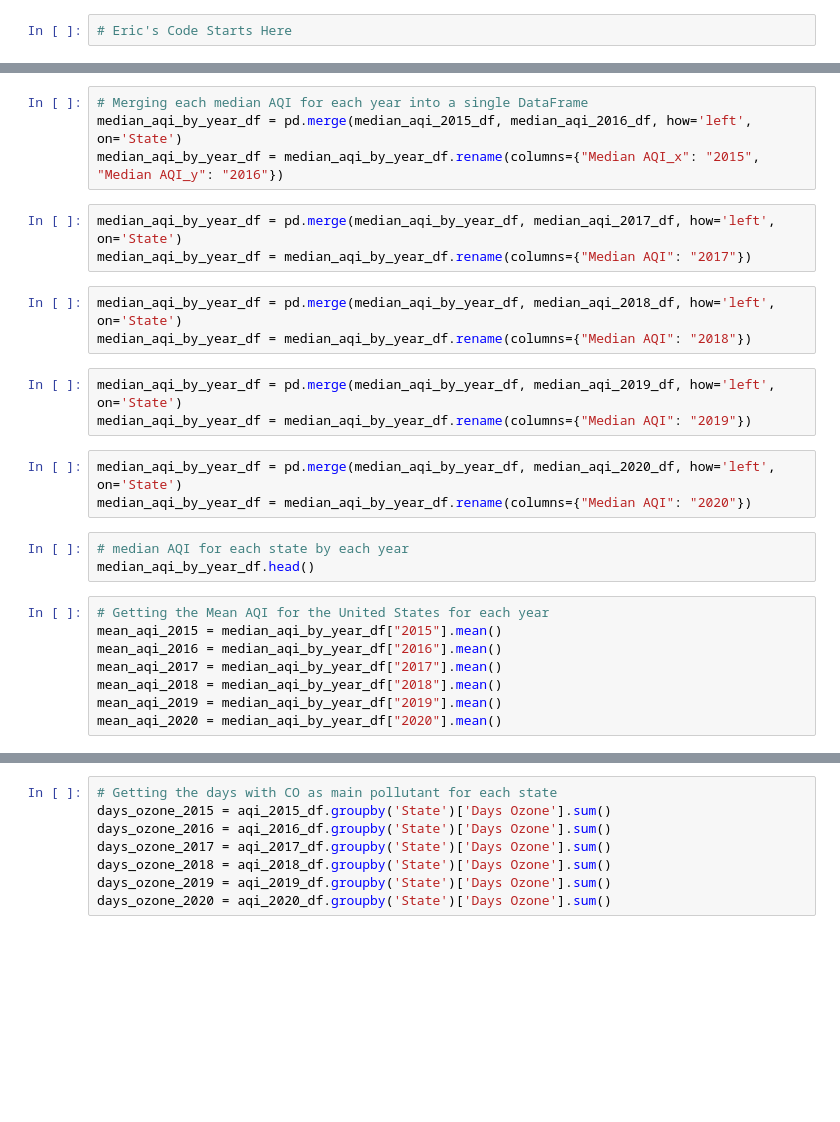
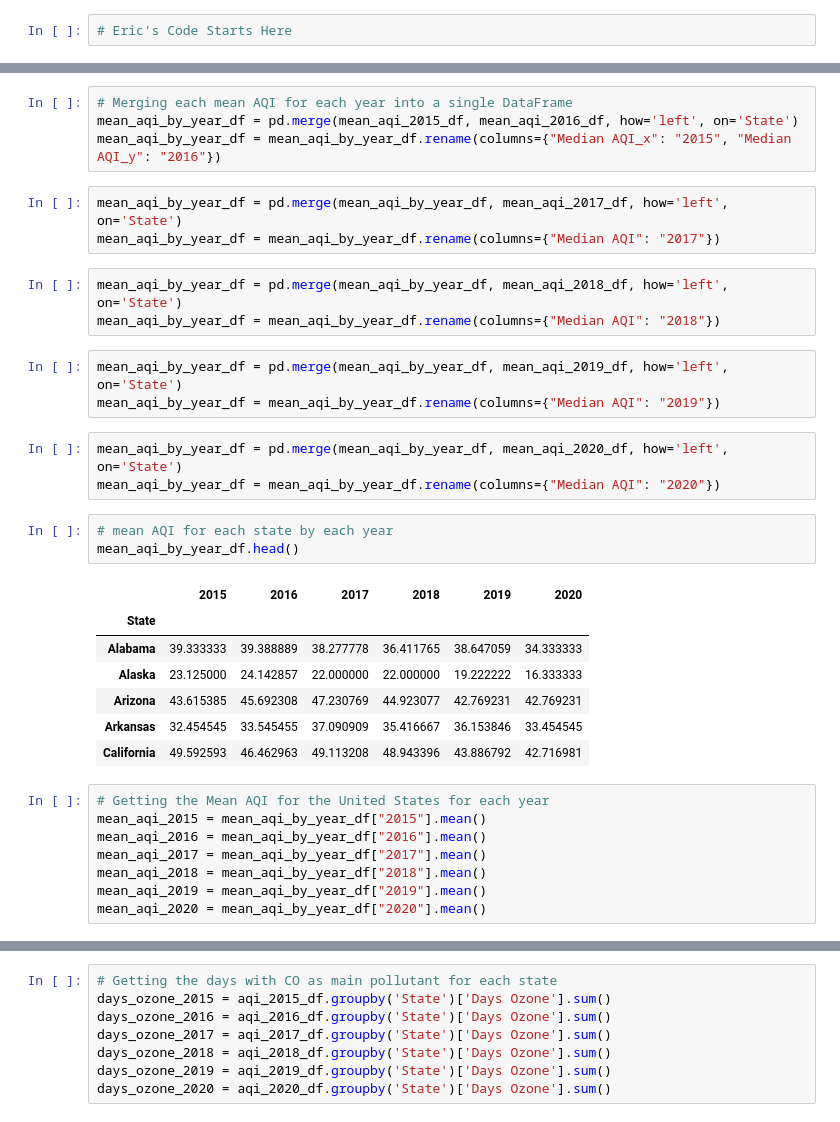
Before and after one commit to shaff183/project-1, a Jupyter notebook: main.ipynb, the cells around one changed output, grey strips where cells are left out. Saved outputs shown, nothing was run; the diff lists cells and outputs as text; blank space fills up the shorter version.

Commit message:
switching from the median to mean and adding some comments

```diff
--- a/main.ipynb
+++ b/main.ipynb
@@ -38,30 +44,38 @@ median_aqi_2020_df = pd.DataFrame(median_aqi_2020)
 # %%
-# Merging each median AQI for each year into a single DataFrame
-median_aqi_by_year_df = pd.merge(median_aqi_2015_df, median_aqi_2016_df, how='left', on='State')
-median_aqi_by_year_df = median_aqi_by_year_df.rename(columns={"Median AQI_x": "2015", "Median AQI_y": "2016"})
+# Merging each mean AQI for each year into a single DataFrame
+mean_aqi_by_year_df = pd.merge(mean_aqi_2015_df, mean_aqi_2016_df, how='left', on='State')
+mean_aqi_by_year_df = mean_aqi_by_year_df.rename(columns={"Median AQI_x": "2015", "Median AQI_y": "2016"})
 # %%
-median_aqi_by_year_df = pd.merge(median_aqi_by_year_df, median_aqi_2017_df, how='left', on='State')
-median_aqi_by_year_df = median_aqi_by_year_df.rename(columns={"Median AQI": "2017"})
+mean_aqi_by_year_df = pd.merge(mean_aqi_by_year_df, mean_aqi_2017_df, how='left', on='State')
+mean_aqi_by_year_df = mean_aqi_by_year_df.rename(columns={"Median AQI": "2017"})
 # %%
-median_aqi_by_year_df = pd.merge(median_aqi_by_year_df, median_aqi_2018_df, how='left', on='State')
-median_aqi_by_year_df = median_aqi_by_year_df.rename(columns={"Median AQI": "2018"})
+mean_aqi_by_year_df = pd.merge(mean_aqi_by_year_df, mean_aqi_2018_df, how='left', on='State')
+mean_aqi_by_year_df = mean_aqi_by_year_df.rename(columns={"Median AQI": "2018"})
 # %%
-median_aqi_by_year_df = pd.merge(median_aqi_by_year_df, median_aqi_2019_df, how='left', on='State')
-median_aqi_by_year_df = median_aqi_by_year_df.rename(columns={"Median AQI": "2019"})
+mean_aqi_by_year_df = pd.merge(mean_aqi_by_year_df, mean_aqi_2019_df, how='left', on='State')
+mean_aqi_by_year_df = mean_aqi_by_year_df.rename(columns={"Median AQI": "2019"})
 # %%
-median_aqi_by_year_df = pd.merge(median_aqi_by_year_df, median_aqi_2020_df, how='left', on='State')
-median_aqi_by_year_df = median_aqi_by_year_df.rename(columns={"Median AQI": "2020"})
+mean_aqi_by_year_df = pd.merge(mean_aqi_by_year_df, mean_aqi_2020_df, how='left', on='State')
+mean_aqi_by_year_df = mean_aqi_by_year_df.rename(columns={"Median AQI": "2020"})
 # %%
-# median AQI for each state by each year
-median_aqi_by_year_df.head()
+# mean AQI for each state by each year
+mean_aqi_by_year_df.head()
+# %% [output]
+|  | 2015 | 2016 | 2017 | 2018 | 2019 | 2020 |
+| State |  |  |  |  |  |  |
+| Alabama | 39.333333 | 39.388889 | 38.277778 | 36.411765 | 38.647059 | 34.333333 |
+| Alaska | 23.125000 | 24.142857 | 22.000000 | 22.000000 | 19.222222 | 16.333333 |
+| Arizona | 43.615385 | 45.692308 | 47.230769 | 44.923077 | 42.769231 | 42.769231 |
+| Arkansas | 32.454545 | 33.545455 | 37.090909 | 35.416667 | 36.153846 | 33.454545 |
+| California | 49.592593 | 46.462963 | 49.113208 | 48.943396 | 43.886792 | 42.716981 |
 # %%
 # Getting the Mean AQI for the United States for each year
-mean_aqi_2015 = median_aqi_by_year_df["2015"].mean()
-mean_aqi_2016 = median_aqi_by_year_df["2016"].mean()
-mean_aqi_2017 = median_aqi_by_year_df["2017"].mean()
-mean_aqi_2018 = median_aqi_by_year_df["2018"].mean()
-mean_aqi_2019 = median_aqi_by_year_df["2019"].mean()
-mean_aqi_2020 = median_aqi_by_year_df["2020"].mean()
+mean_aqi_2015 = mean_aqi_by_year_df["2015"].mean()
+mean_aqi_2016 = mean_aqi_by_year_df["2016"].mean()
+mean_aqi_2017 = mean_aqi_by_year_df["2017"].mean()
+mean_aqi_2018 = mean_aqi_by_year_df["2018"].mean()
+mean_aqi_2019 = mean_aqi_by_year_df["2019"].mean()
+mean_aqi_2020 = mean_aqi_by_year_df["2020"].mean()
 # %%
 mean_aqi_df = pd.DataFrame({"2015": [mean_aqi_2015],
                             "2016": mean_aqi_2016,
```
Also changed, not shown: parts of 25 cells of this notebook, 3 other files.
